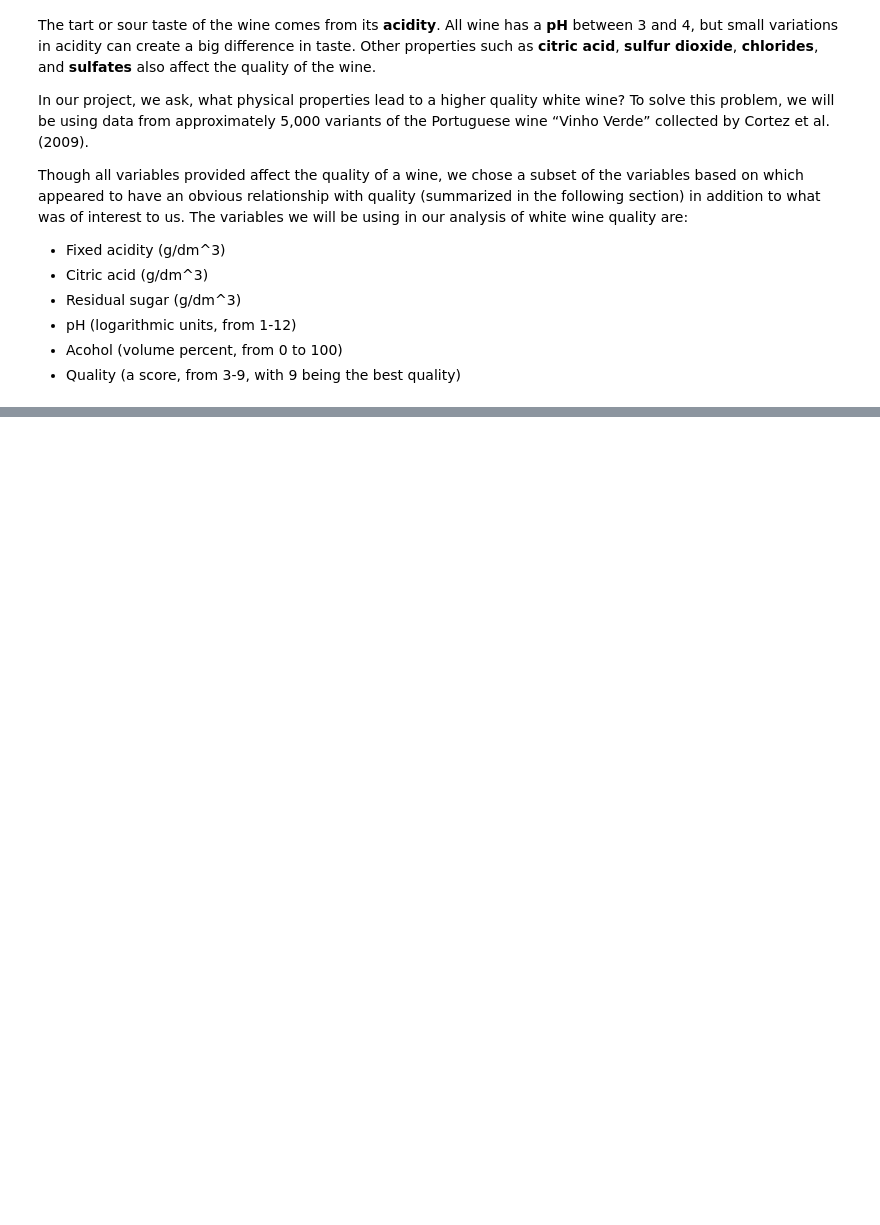
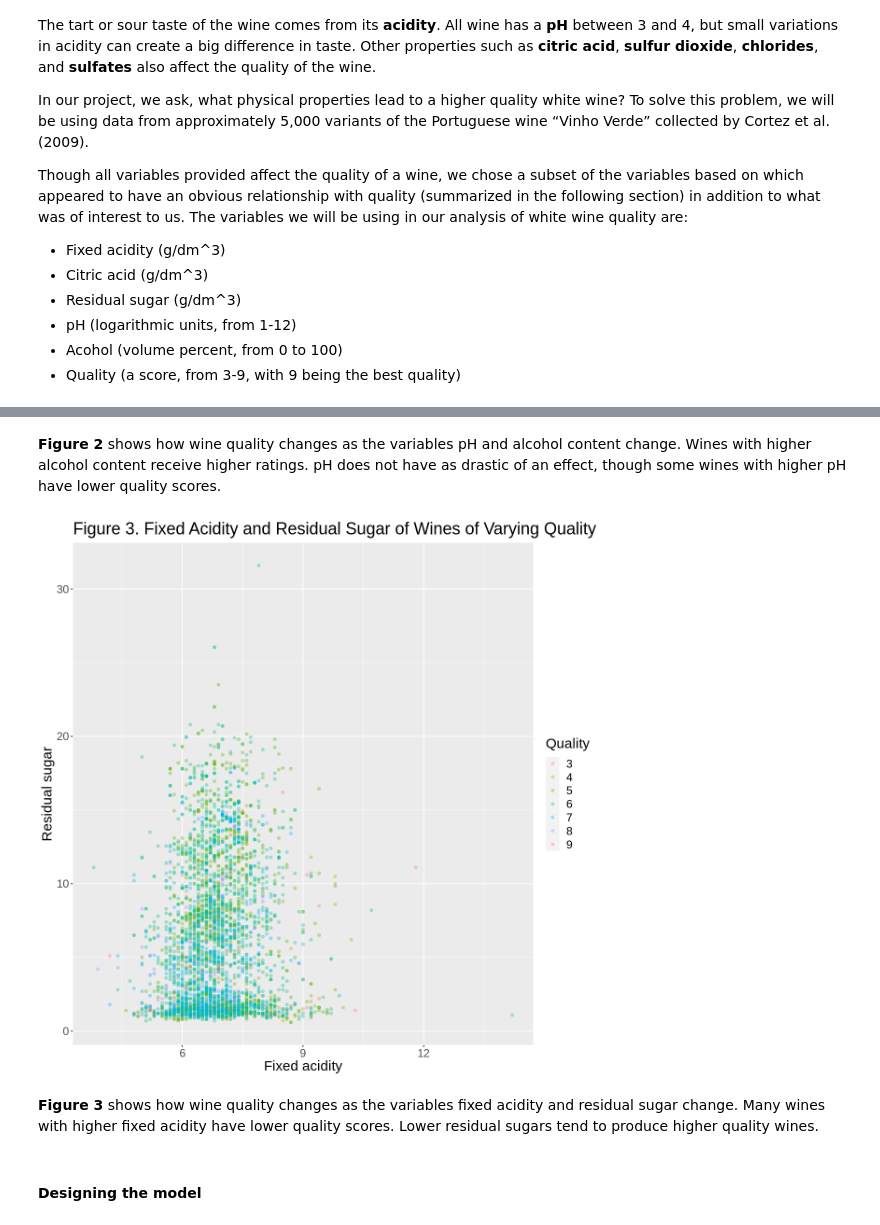
Before and after one commit to rileywheadon/dsci100-project-proposal, a Jupyter notebook: project_final_report.ipynb, the cells around one changed output, grey strips where cells are left out. Saved outputs shown, nothing was run; the diff lists cells and outputs as text; code cells hidden in the pictures; blank space fills up the shorter version.

Commit message:
Adding cell to design model

```diff
--- a/project_final_report.ipynb
+++ b/project_final_report.ipynb
@@ -43,0 +263,25 @@ Though all variables provided affect the quality of a wine, we chose a subset of
+# %% [markdown]
+**Figure 2** shows how wine quality changes as the variables pH
+and alcohol content change. Wines with higher alcohol content receive
+higher ratings. pH does not have as drastic of an effect, though some
+wines with higher pH have lower quality scores.
+# %%
+# Fixed acidity, residual sugar, and rating
+
+options(repr.plot.width = 10, repr.plot.height = 10)
+
+acid_sugar_plot <- ggplot(wine_training, aes(x = fixed.acidity, y = residual.sugar, colour = quality)) +
+    geom_point(alpha = 0.3) +
+    labs(x = "Fixed acidity", y = "Residual sugar", colour = "Quality") +
+    theme(text = element_text(size = 18)) +
+    ggtitle("Figure 3. Fixed Acidity and Residual Sugar of Wines of Varying Quality")
+
+acid_sugar_plot
+# %% [output]
+[figure, added]
+# %% [markdown]
+**Figure 3** shows how wine quality changes as the variables fixed acidity
+and residual sugar change. Many wines with higher fixed acidity have lower
+quality scores. Lower residual sugars tend to produce higher quality wines.
+# %% [markdown]
+#### Designing the model
```
Also changed, not shown: parts of 19 cells of this notebook.
